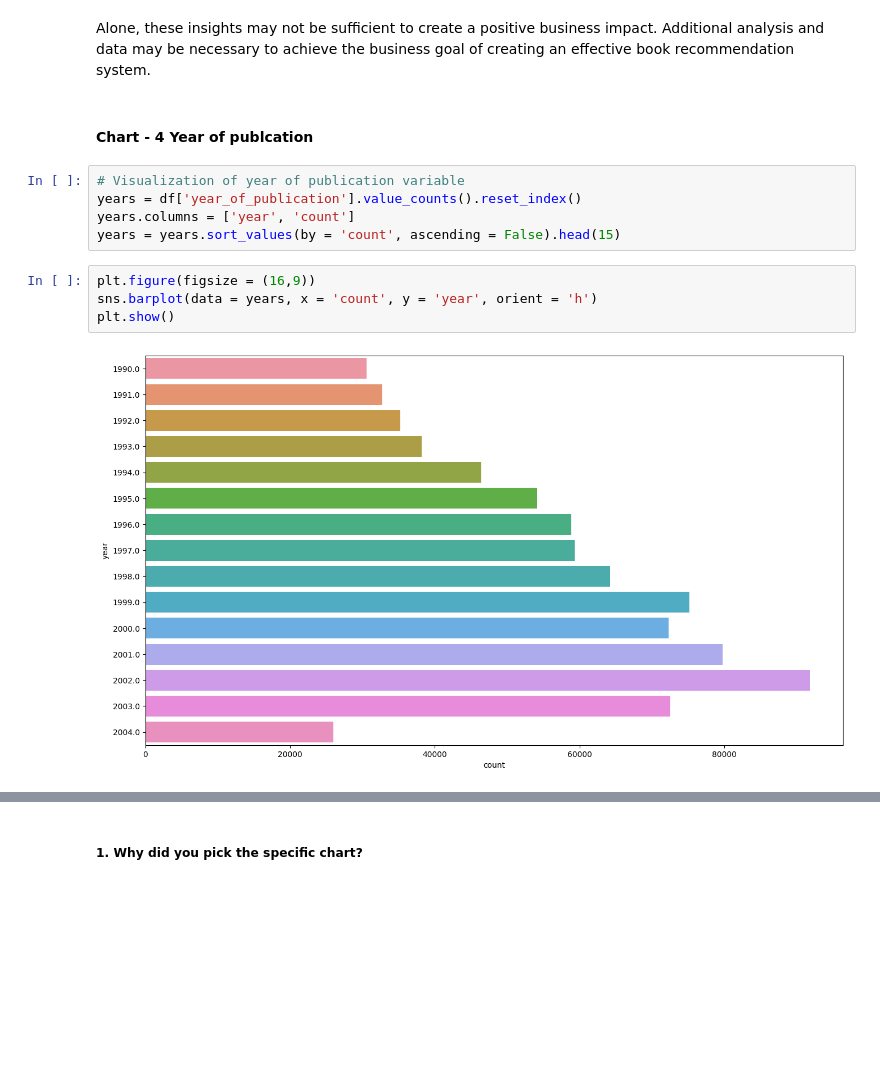
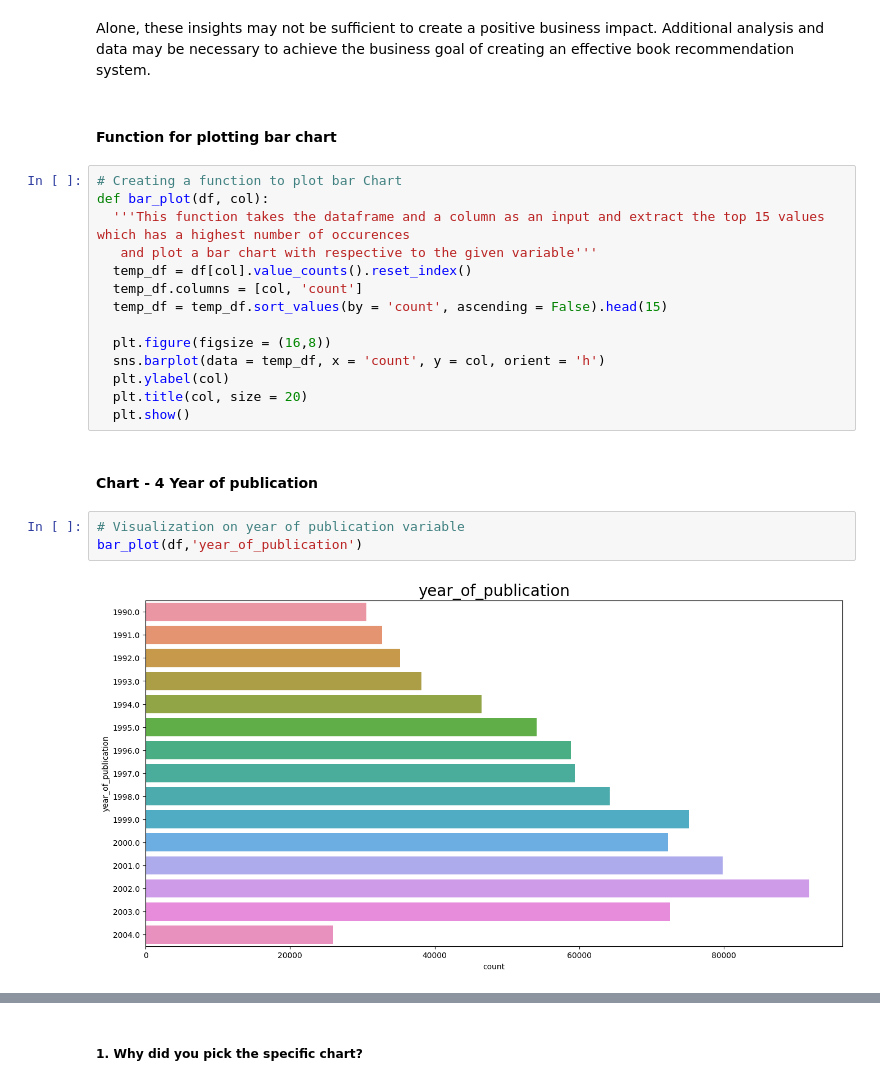
Before and after one commit to Jamal-1018/Book_Recommeder_System_Unsupervised_learning, a Jupyter notebook: Book_recommendation_sysytem_unsupervised.ipynb, the cells around one changed output, grey strips where cells are left out. Drawn from its saved outputs; the diff is of its cells as text; blank space fills up the shorter version.

```diff
--- a/Book_recommendation_sysytem_unsupervised.ipynb
+++ b/Book_recommendation_sysytem_unsupervised.ipynb
@@ -534,16 +534,26 @@ The insights from the above analysis are as follows:
 Are there any insights that lead to negative growth? Justify with specific reason.
 # %% [markdown]
 Alone, these insights may not be sufficient to create a positive business impact. Additional analysis and data may be necessary to achieve the business goal of creating an effective book recommendation system.
+# %% [markdown]
+#### Function for plotting bar chart
+# %%
+# Creating a function to plot bar Chart
+def bar_plot(df, col):
+  '''This function takes the dataframe and a column as an input and extract the top 15 values which has a highest number of occurences
+   and plot a bar chart with respective to the given variable'''
+  temp_df = df[col].value_counts().reset_index()
+  temp_df.columns = [col, 'count']
+  temp_df = temp_df.sort_values(by = 'count', ascending = False).head(15)
+
+  plt.figure(figsize = (16,8))
+  sns.barplot(data = temp_df, x = 'count', y = col, orient = 'h')
+  plt.ylabel(col)
+  plt.title(col, size = 20)
+  plt.show()
 # %% [markdown]
-#### Chart - 4 Year of publcation
+#### Chart - 4 Year of publication
 # %%
-# Visualization of year of publication variable
-years = df['year_of_publication'].value_counts().reset_index()
-years.columns = ['year', 'count']
-years = years.sort_values(by = 'count', ascending = False).head(15)
+# Visualization on year of publication variable
+bar_plot(df,'year_of_publication')
+# %% [output]
+[figure, added]
-# %%
-plt.figure(figsize = (16,9))
-sns.barplot(data = years, x = 'count', y = 'year', orient = 'h')
-plt.show()
-# %% [output]
-[figure, removed]
```
Also changed, not shown: parts of 10 cells of this notebook.
